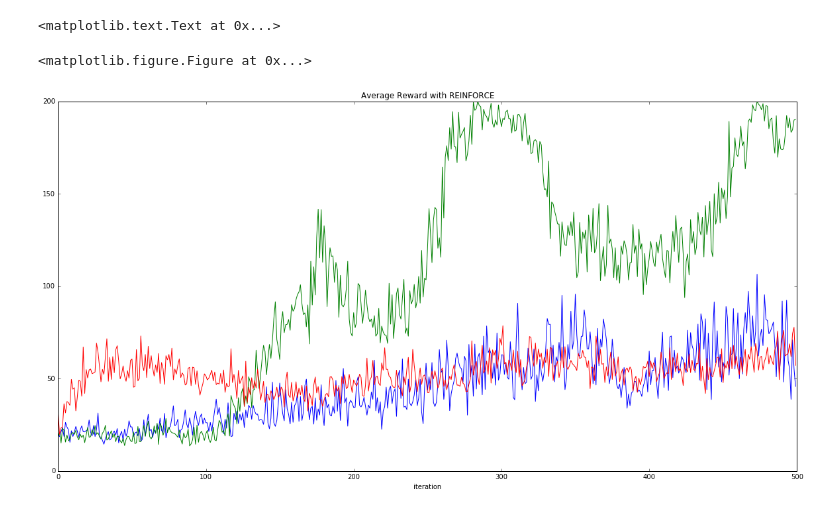
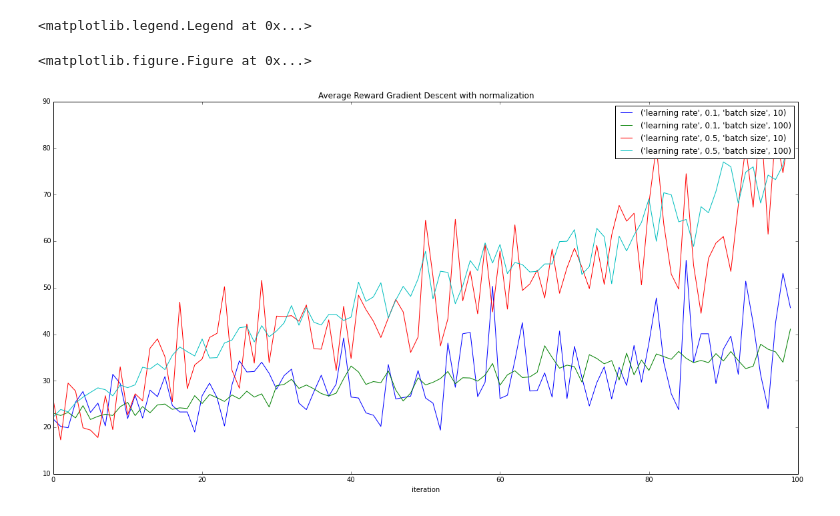
Before and after one commit to girishsk/rlex, a Jupyter notebook: doc/ReinforceAgent.ipynb, the cells around one changed output. Saved outputs shown, nothing was run; the diff lists cells and outputs as text; code cells hidden in the pictures.

```diff
--- a/doc/ReinforceAgent.ipynb
+++ b/doc/ReinforceAgent.ipynb
@@ -168,0 +189,11 @@ axarr.set_xlabel("iteration")
+# %%
+Adam_Without_normalizer = rews
+#Plotting the results
+plt.figure(figsize=(20,10))
+f, axarr = plt.subplots(1,figsize=(20,10))
+for k in rews:
+    label="learning rate",k[2],"batch size",k[1]
+    axarr.plot(k[0],label=label)
+axarr.set_title('Average Reward Adam Optimizer without normalization')
+axarr.set_xlabel("iteration")
+plt.legend()
@@ -168,0 +204,11 @@ axarr.set_xlabel("iteration")
+# %%
+Adam_With_normalizer = rews
+#Plotting the results
+plt.figure(figsize=(20,10))
+f, axarr = plt.subplots(1,figsize=(20,10))
+for k in rews:
+    label="learning rate",k[2],"batch size",k[1]
+    axarr.plot(k[0],label=label)
+axarr.set_title('Average Reward Adam Optimizer with normalization')
+axarr.set_xlabel("iteration")
+plt.legend()
@@ -169,13 +219,15 @@ axarr.set_xlabel("iteration")
 # %%
+
 #Plotting the results
 plt.figure(figsize=(20,10))
 f, axarr = plt.subplots(1,figsize=(20,10))
-axarr.plot(rews[0])
-axarr.plot(rews[1])
-axarr.plot(rews[2])
-axarr.set_title('Average Reward with REINFORCE')
+for k in rews:
+    label="learning rate",k[2],"batch size",k[1]
+    axarr.plot(k[0],label=label)
+axarr.set_title('Average Reward Gradient Descent with normalization')
 axarr.set_xlabel("iteration")
+plt.legend()
 # %% [output]
-<matplotlib.text.Text at 0x...>
+<matplotlib.legend.Legend at 0x...>
 <matplotlib.figure.Figure at 0x...>
-[figure, old version]
+[figure, new version]
```
Also changed, not shown: parts of 7 cells of this notebook.
